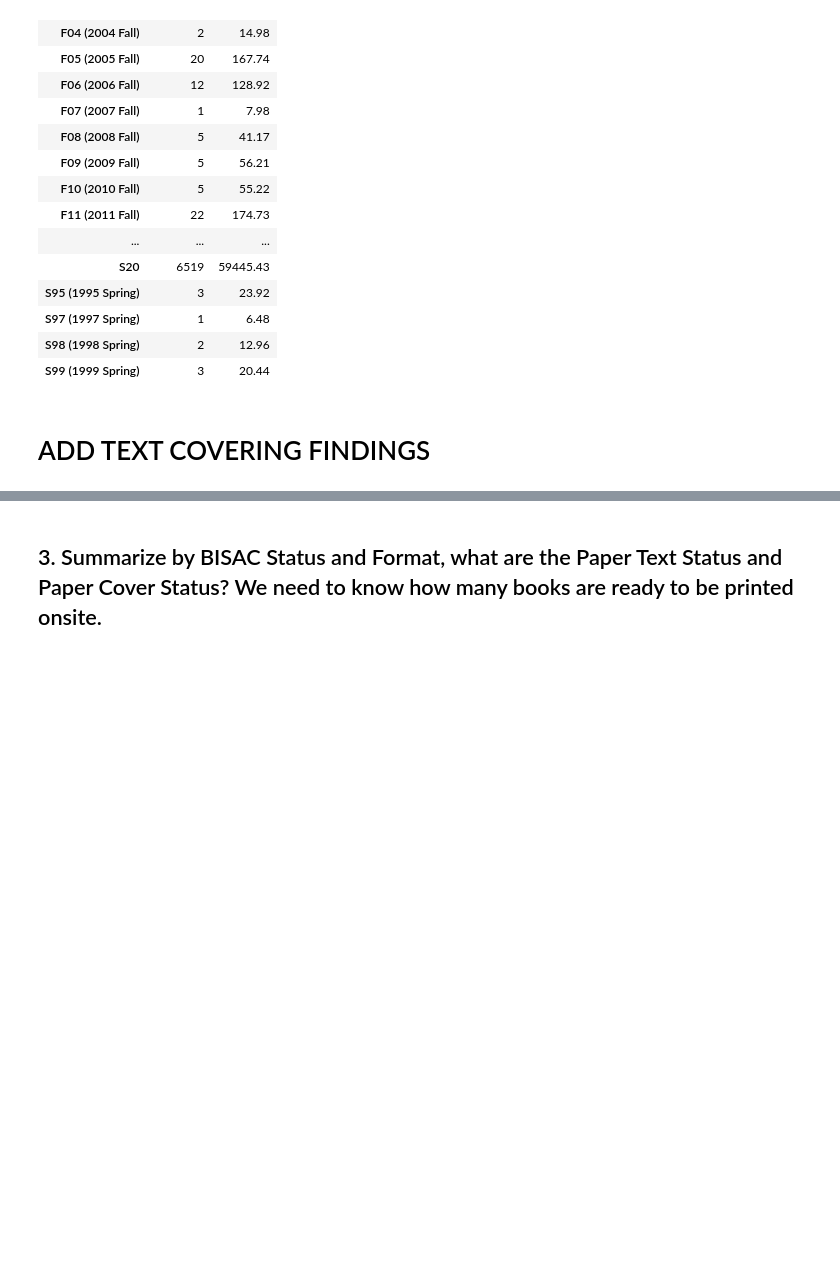
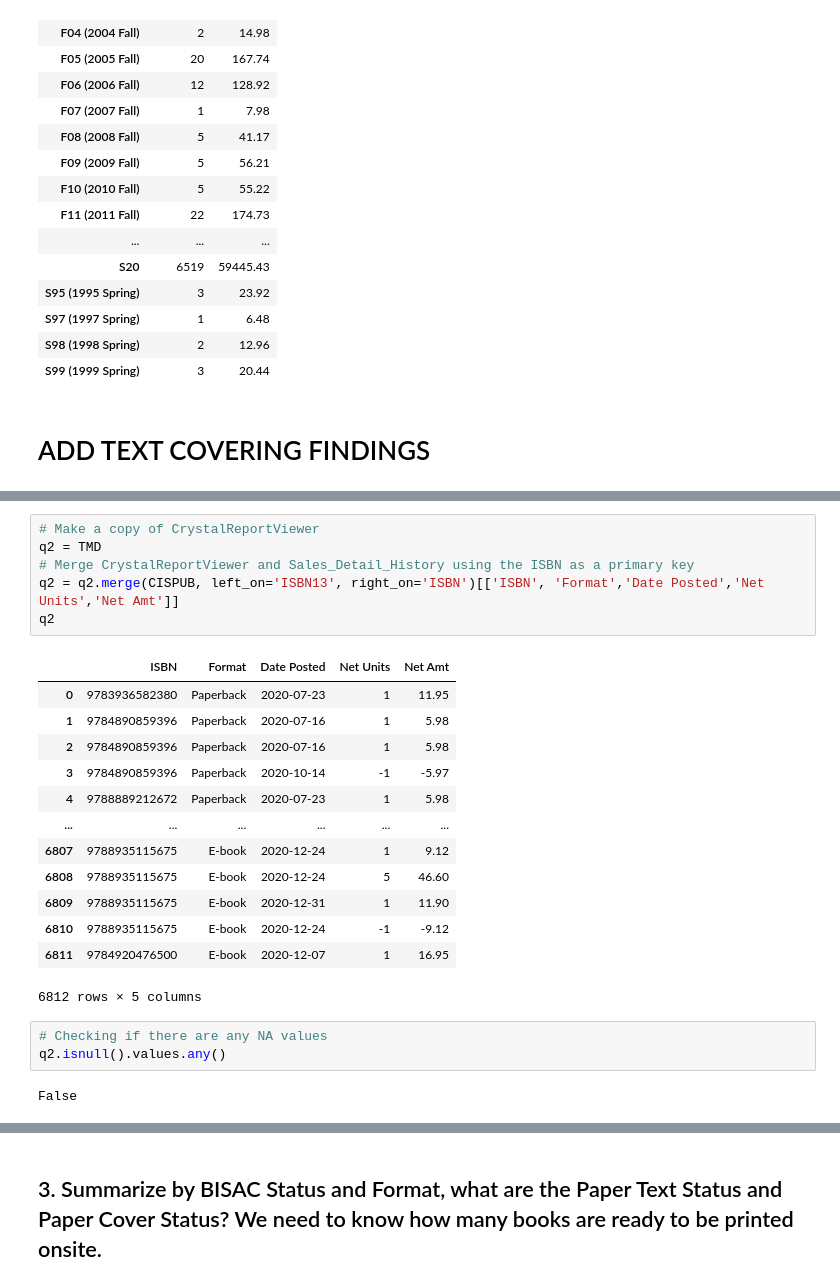
Before and after one commit to Achan40/uofc-data-analyst-challenge, a Jupyter notebook: notebook/answer.ipynb, the cells around one changed output, grey strips where cells are left out. Cells and saved outputs as stored; diff of their text form; blank space fills up the shorter version.

```diff
--- a/notebook/answer.ipynb
+++ b/notebook/answer.ipynb
@@ -49,0 +63,25 @@ q1
+# %%
+# Make a copy of CrystalReportViewer
+q2 = TMD
+# Merge CrystalReportViewer and Sales_Detail_History using the ISBN as a primary key
+q2 = q2.merge(CISPUB, left_on='ISBN13', right_on='ISBN')[['ISBN', 'Format','Date Posted','Net Units','Net Amt']]
+q2
+# %% [output]
+|  | ISBN | Format | Date Posted | Net Units | Net Amt |
+| 0 | 9783936582380 | Paperback | 2020-07-23 | 1 | 11.95 |
+| 1 | 9784890859396 | Paperback | 2020-07-16 | 1 | 5.98 |
+| 2 | 9784890859396 | Paperback | 2020-07-16 | 1 | 5.98 |
+| 3 | 9784890859396 | Paperback | 2020-10-14 | -1 | -5.97 |
+| 4 | 9788889212672 | Paperback | 2020-07-23 | 1 | 5.98 |
+| ... | ... | ... | ... | ... | ... |
+| 6807 | 9788935115675 | E-book | 2020-12-24 | 1 | 9.12 |
+| 6808 | 9788935115675 | E-book | 2020-12-24 | 5 | 46.60 |
+| 6809 | 9788935115675 | E-book | 2020-12-31 | 1 | 11.90 |
+| 6810 | 9788935115675 | E-book | 2020-12-24 | -1 | -9.12 |
+| 6811 | 9784920476500 | E-book | 2020-12-07 | 1 | 16.95 |
+6812 rows × 5 columns
+# %%
+# Checking if there are any NA values
+q2.isnull().values.any()
+# %% [output]
+False
```
Also changed, not shown: parts of 8 cells of this notebook.
